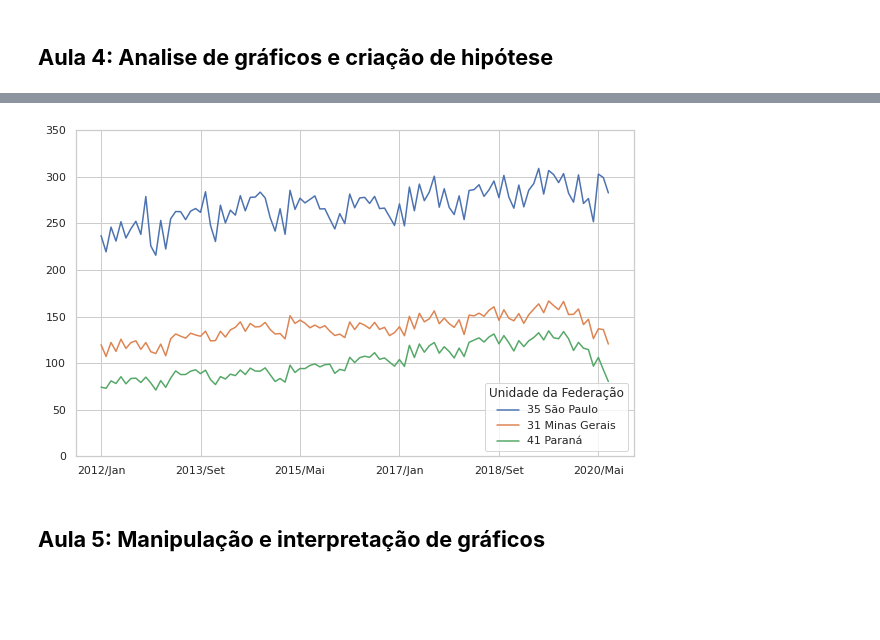
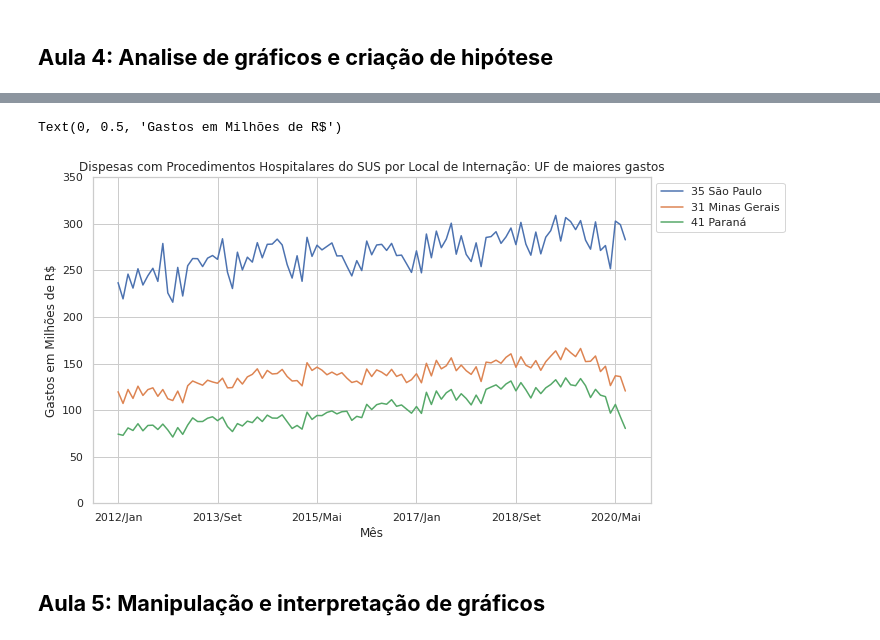
Before and after one commit to deboraaires/bootcamp_alura, a Jupyter notebook: Bootcamp_Datascience_Módulo_1.ipynb, the cells around one changed output, grey strips where cells are left out. Saved outputs shown, nothing was run; the diff lists cells and outputs as text; code cells hidden in the pictures; blank space fills up the shorter version.

```diff
--- a/Bootcamp_Datascience_Módulo_1.ipynb
+++ b/Bootcamp_Datascience_Módulo_1.ipynb
@@ -898,11 +914,20 @@ plt.xticks(rotation=90);
 # %%
 # Manipulando os eixos x e y, podemos distorcer os gráficos, levando a falsas impressão e levar a conclusões erradas
 
-usaveis_ord_K = usaveis_ord / 1000000
+#dividindo por Milhões para facilitar a compreenção de grandezas
+usaveis_ord_K[usaveis_ord_K.columns[47:150]].head(3).T.plot(figsize=(10,6))
 
-usaveis_ord_K[usaveis_ord_K.columns[47:150]].head(3).T.plot(figsize=(10,6))
+# definindo o início do eixo y para 0, o gráfico fica visualmente e proporcionalmente mais honesto
 plt.ylim(0, 350);
+
+# bbox_to_anchor reposiciona a legenda manualemnte (Dica do colega Flavio Cardoso )
+plt.legend(bbox_to_anchor=(1,1));
+
+plt.title("Dispesas com Procedimentos Hospitalares do SUS por Local de Internação: UF de maiores gastos");
+plt.xlabel("Mês");
+plt.ylabel("Gastos em Milhões de R$")
 # %% [output]
+Text(0, 0.5, 'Gastos em Milhões de R$')
-[figure, old version]
+[figure, new version]
 # %% [markdown]
 ## **Aula 5: Manipulação e interpretação de gráficos**
```
Also changed, not shown: parts of 28 cells of this notebook.
